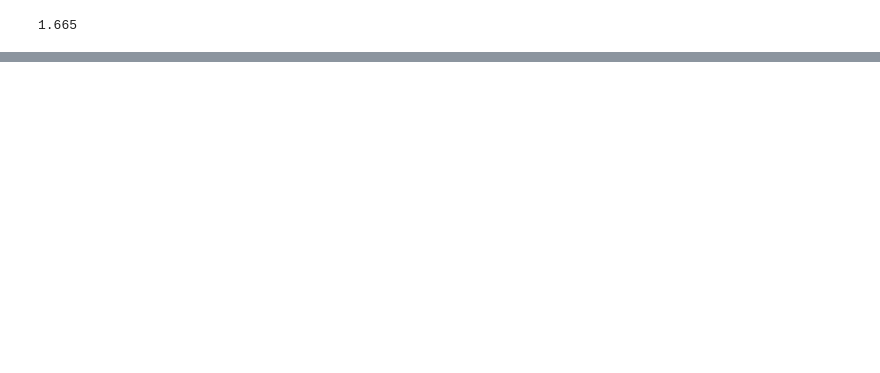
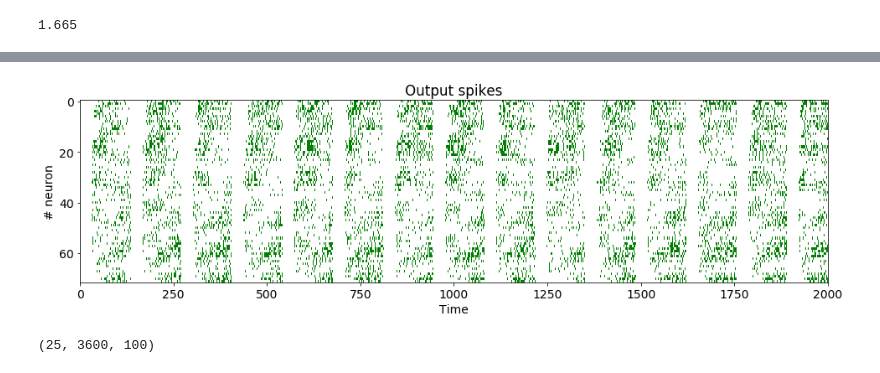
Before and after one commit to sagacitysite/pelenet, a Jupyter notebook: readout-learning.ipynb, the cells around one changed output, grey strips where cells are left out. Saved outputs shown, nothing was run; the diff lists cells and outputs as text; code cells hidden in the pictures; blank space fills up the shorter version.

```diff
--- a/readout-learning.ipynb
+++ b/readout-learning.ipynb
@@ -177,0 +60,17 @@ for i in range(data.shape[0]):
+# %%
+exp.net.plot.outputSpikeTrain(fr=0,to=2000)
+# %% [output]
+[figure, added]
+# %%
+offset = exp.p.breakSteps + exp.p.cueSteps + exp.p.cueRelaxation
+data = []
+for i in range(exp.p.trials):
+    fr, to = (i+1)*offset+i*exp.p.movementSteps, (i+1)*offset+(i+1)*exp.p.movementSteps
+    #data.append(exp.net.outSpikeTrains[:,fr:to])
+    data.append(exp.net.exSpikeTrains[:,fr:to])
+    #data.append(exp.net.outVoltageTrains[:,fr:to])
+data = np.array(data)
+
+data.shape
+# %% [output]
+(25, 3600, 100)
```
Also changed, not shown: parts of 44 cells of this notebook, 14 other files.
